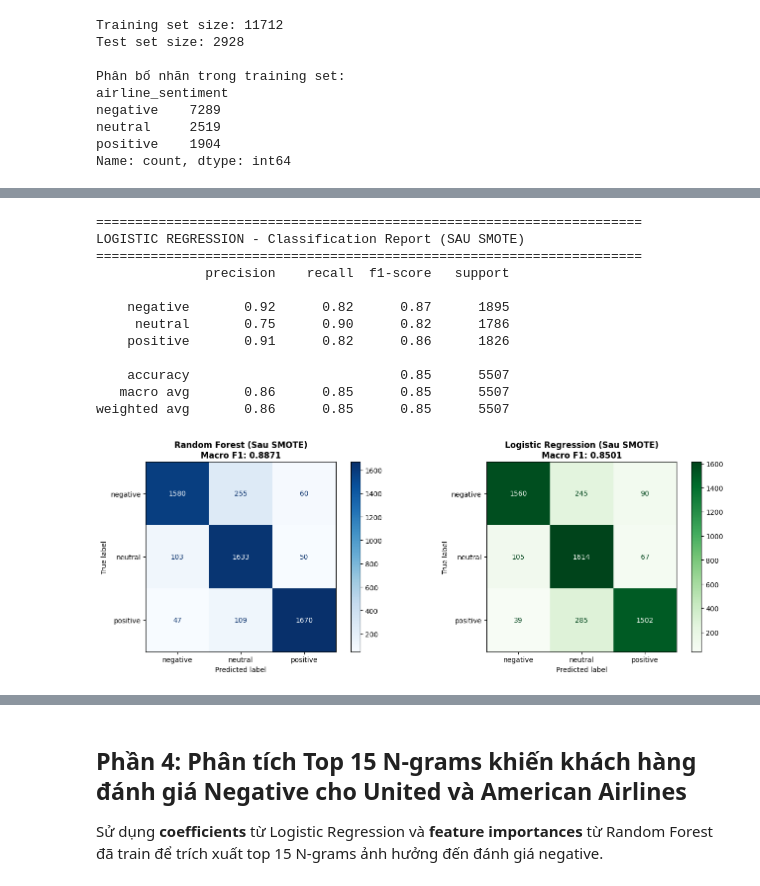
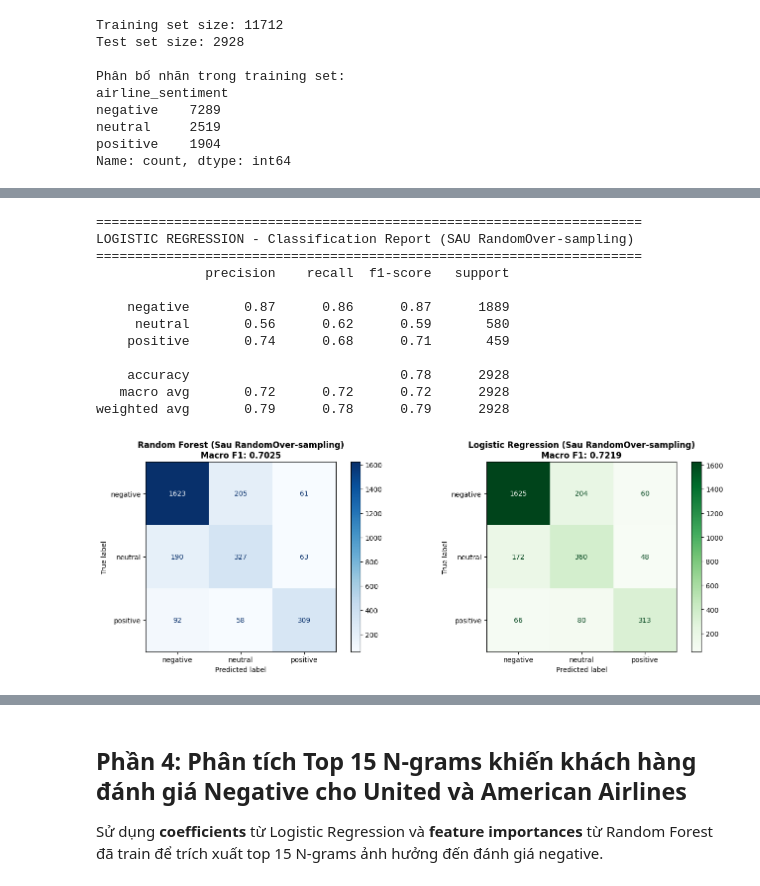
Before and after one commit to beanstalklab/Airline-Sentiment, a Jupyter notebook: notebook_new_v1.ipynb, the cells around one changed output, grey strips where cells are left out. Cells and saved outputs as stored; diff of their text form; code cells hidden in the pictures.

```diff
--- a/notebook_new_v1.ipynb
+++ b/notebook_new_v1.ipynb
@@ -1051,8 +1125,9 @@ plt.show()
 # %%
-# Áp dụng SMOTE để cân bằng dữ liệu
-smote = SMOTE(random_state=42)
-X_smote, y_smote = smote.fit_resample(X_final, y)
+# Áp dụng RandomOver-sampling để cân bằng dữ liệu
+ros = RandomOverSampler(
+    sampling_strategy='auto',  # Tự động cân bằng tất cả các lớp
+    random_state=42
+)
 
-print(f"Kích thước dữ liệu SAU SMOTE: {X_smote.shape[0]}")
-print(f"\nPhân bố nhãn SAU SMOTE:")
-print(pd.Series(y_smote).value_counts().sort_index())
+X_train_ros, X_test_ros, y_train_ros, y_test_ros = train_test_split(X_final, y, test_size=0.2, random_state=42)
+X_train_ros, y_train_ros = ros.fit_resample(X_train_ros, y_train_ros)
@@ -1100,11 +1172,17 @@ Random Forest (Sau SMOTE) - Macro F1 Score: 0.8871
 # %%
-# Train Logistic Regression (SAU SMOTE)
-logistic_regression = LogisticRegression(max_iter=1000, random_state=42)
-logistic_regression.fit(X_train, y_train)
+# Train Logistic Regression (SAU RandomOver-sampling)
+lr_ros = LogisticRegression(
+    C=1.0,
+    penalty="l2",
+    solver="lbfgs",
+    max_iter=2000,
+    random_state=42
+)
+lr_ros.fit(X_train_ros, y_train_ros)
 
 # Predict và tính F1 score
-logistic_regression_prediction = logistic_regression.predict(X_test)
-macro_f1_score_logistic_regression = f1_score(logistic_regression_prediction, y_test, average='macro')
+y_pred_lr_ros = lr_ros.predict(X_test_ros)
+macro_f1_score_logistic_regression_over = f1_score(y_pred_lr_ros, y_test_ros, average='macro')
 
-print(f"Logistic Regression (Sau SMOTE) - Macro F1 Score: {macro_f1_score_logistic_regression:.4f}")
+print(f"Logistic Regression (Sau RandomOver-sampling) - Macro F1 Score: {macro_f1_score_logistic_regression_over:.4f}")
 # %% [output]
@@ -1132,40 +1210,40 @@ weighted avg       0.89      0.89      0.89      5507
 # %%
-# Classification Report cho Logistic Regression (SAU SMOTE)
+# Classification Report cho Logistic Regression (SAU RandomOver-sampling)
 print("="*70)
-print("LOGISTIC REGRESSION - Classification Report (SAU SMOTE)")
+print("LOGISTIC REGRESSION - Classification Report (SAU RandomOver-sampling)")
 print("="*70)
-print(classification_report(y_test, logistic_regression_prediction,
+print(classification_report(y_test_ros, y_pred_lr_ros,
                            target_names=sentiment_order))
 # %% [output]
 ======================================================================
-LOGISTIC REGRESSION - Classification Report (SAU SMOTE)
+LOGISTIC REGRESSION - Classification Report (SAU RandomOver-sampling)
 ======================================================================
               precision    recall  f1-score   support
 
-    negative       0.92      0.82      0.87      1895
-     neutral       0.75      0.90      0.82      1786
-    positive       0.91      0.82      0.86      1826
+    negative       0.87      0.86      0.87      1889
+     neutral       0.56      0.62      0.59       580
+    positive       0.74      0.68      0.71       459
 
-    accuracy                           0.85      5507
-   macro avg       0.86      0.85      0.85      5507
-weighted avg       0.86      0.85      0.85      5507
+    accuracy                           0.78      2928
+   macro avg       0.72      0.72      0.72      2928
+weighted avg       0.79      0.78      0.79      2928
 # %%
-# Confusion Matrices (SAU SMOTE)
+# Confusion Matrices (SAU RandomOver-sampling)
 fig, axes = plt.subplots(1, 2, figsize=(14, 5))
 
 # Random Forest
-cm_rf = confusion_matrix(y_test, random_forest_classifier_prediction, labels=sentiment_order)
+cm_rf = confusion_matrix(y_test_ros, y_pred_rf_ros, labels=sentiment_order)
 disp_rf = ConfusionMatrixDisplay(confusion_matrix=cm_rf, display_labels=sentiment_order)
 disp_rf.plot(cmap=plt.cm.Blues, ax=axes[0])
-axes[0].set_title(f"Random Forest (Sau SMOTE)\nMacro F1: {macro_f1_score_random_forest:.4f}", fontweight='bold')
+axes[0].set_title(f"Random Forest (Sau RandomOver-sampling)\nMacro F1: {macro_f1_score_random_forest_over:.4f}", fontweight='bold')
 
 # Logistic Regression
-cm_lr = confusion_matrix(y_test, logistic_regression_prediction, labels=sentiment_order)
+cm_lr = confusion_matrix(y_test_ros, y_pred_lr_ros, labels=sentiment_order)
 disp_lr = ConfusionMatrixDisplay(confusion_matrix=cm_lr, display_labels=sentiment_order)
 disp_lr.plot(cmap=plt.cm.Greens, ax=axes[1])
-axes[1].set_title(f"Logistic Regression (Sau SMOTE)\nMacro F1: {macro_f1_score_logistic_regression:.4f}", fontweight='bold')
+axes[1].set_title(f"Logistic Regression (Sau RandomOver-sampling)\nMacro F1: {macro_f1_score_logistic_regression_over:.4f}", fontweight='bold')
 
 plt.tight_layout()
 plt.show()
 # %% [output]
-[figure, old version]
+[figure, new version]
```
Also changed, not shown: parts of 71 cells of this notebook, 1 other file.
